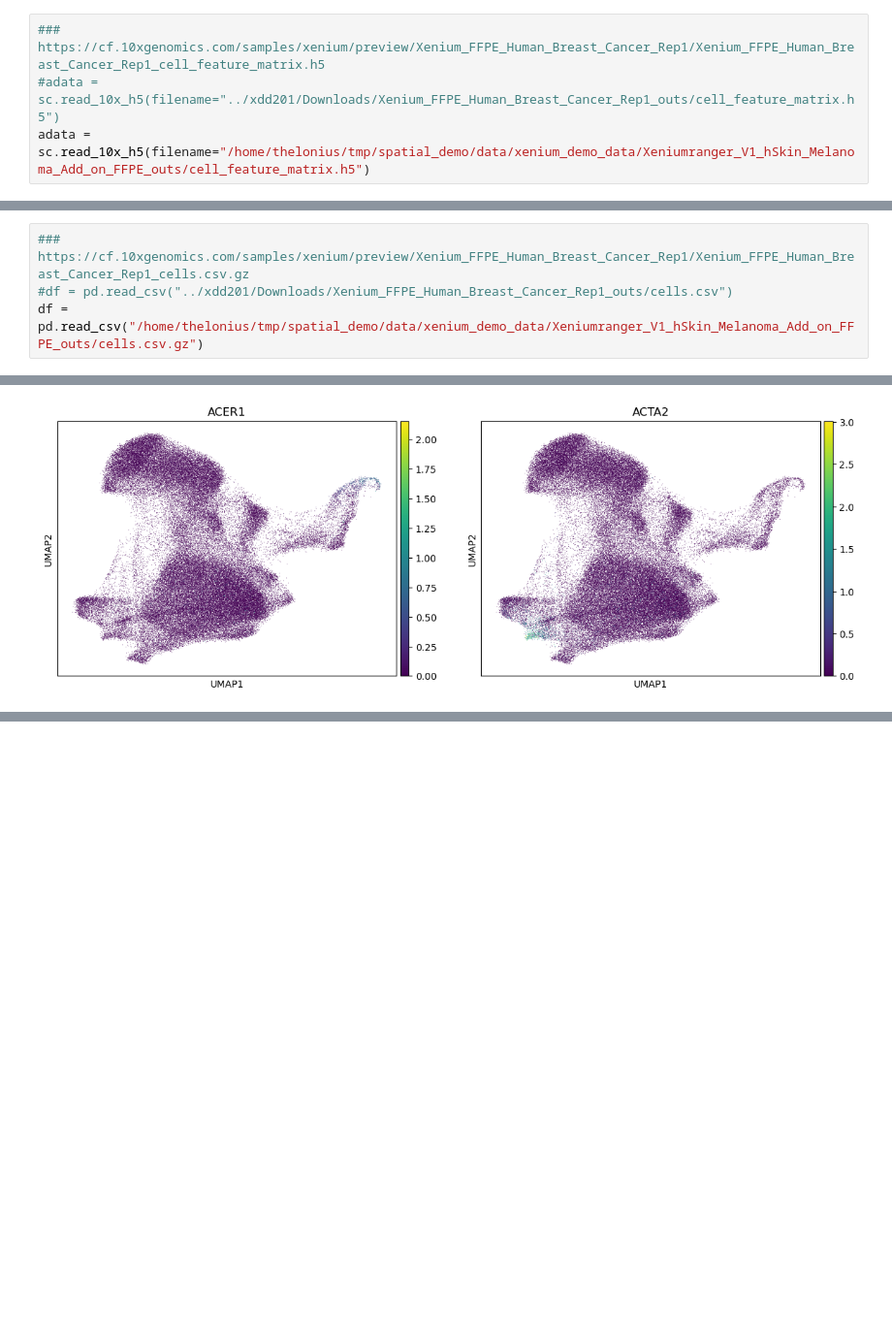
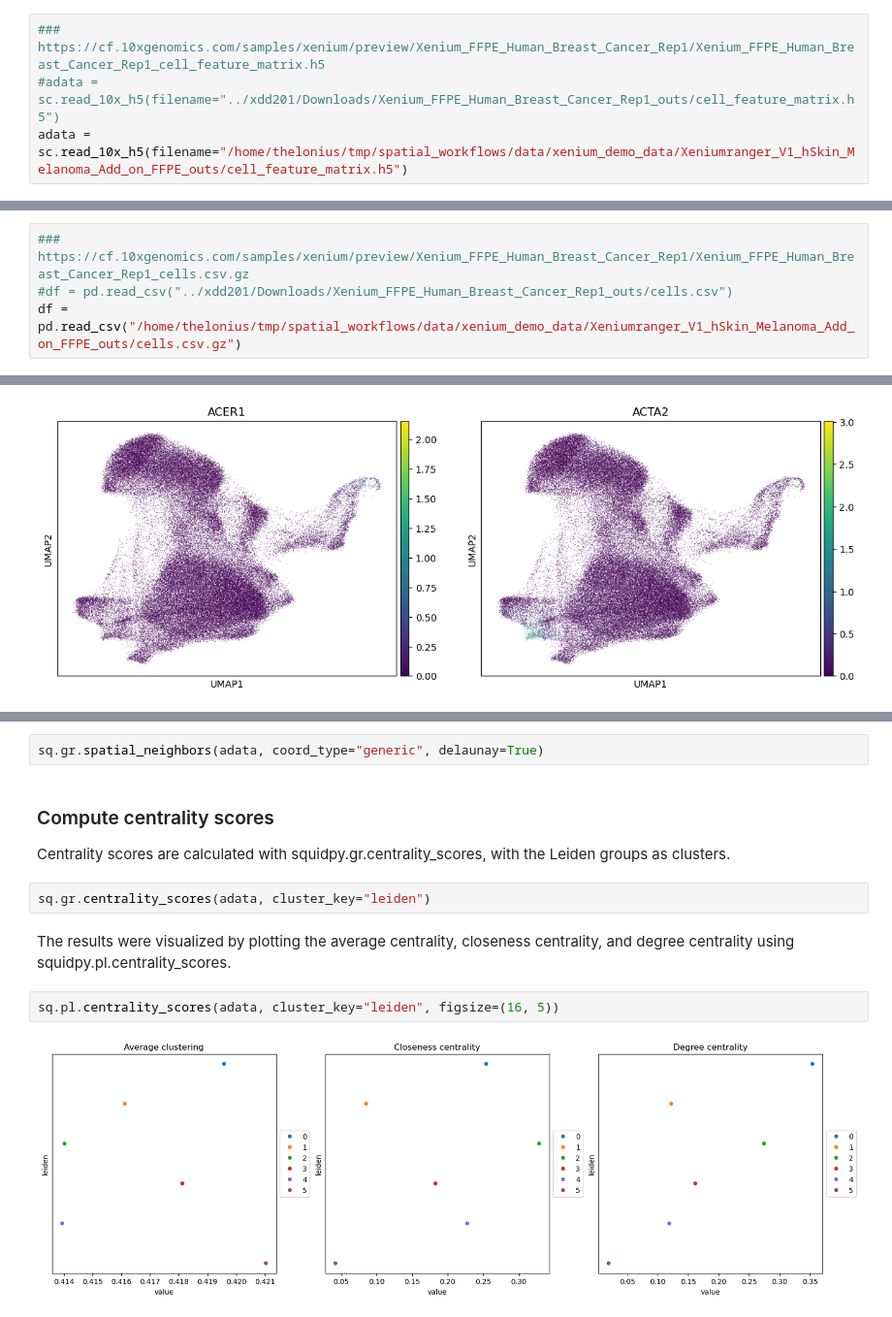
Before and after one commit to tfkillian/spatial_workflows, a Jupyter notebook: Analyze_Xenium_data.ipynb, the cells around one changed output, grey strips where cells are left out. Shown at 97% size. Drawn from its saved outputs; the diff is of its cells as text; blank space fills up the shorter version.

Commit message:
updated spatial workbook

```diff
--- a/Analyze_Xenium_data.ipynb
+++ b/Analyze_Xenium_data.ipynb
@@ -20,7 +22,7 @@ import squidpy as sq
 # %%
 ### https://cf.10xgenomics.com/samples/xenium/preview/Xenium_FFPE_Human_Breast_Cancer_Rep1/Xenium_FFPE_Human_Breast_Cancer_Rep1_cell_feature_matrix.h5
 #adata = sc.read_10x_h5(filename="../xdd201/Downloads/Xenium_FFPE_Human_Breast_Cancer_Rep1_outs/cell_feature_matrix.h5")
-adata = sc.read_10x_h5(filename="/home/thelonius/tmp/spatial_demo/data/xenium_demo_data/Xeniumranger_V1_hSkin_Melanoma_Add_on_FFPE_outs/cell_feature_matrix.h5")
+adata = sc.read_10x_h5(filename="/home/thelonius/tmp/spatial_workflows/data/xenium_demo_data/Xeniumranger_V1_hSkin_Melanoma_Add_on_FFPE_outs/cell_feature_matrix.h5")
 # %%
 adata
 # %% [output]
@@ -29,7 +33,7 @@ AnnData object with n_obs × n_vars = 87499 × 382
 # %%
 ### https://cf.10xgenomics.com/samples/xenium/preview/Xenium_FFPE_Human_Breast_Cancer_Rep1/Xenium_FFPE_Human_Breast_Cancer_Rep1_cells.csv.gz
 #df = pd.read_csv("../xdd201/Downloads/Xenium_FFPE_Human_Breast_Cancer_Rep1_outs/cells.csv")
-df = pd.read_csv("/home/thelonius/tmp/spatial_demo/data/xenium_demo_data/Xeniumranger_V1_hSkin_Melanoma_Add_on_FFPE_outs/cells.csv.gz")
+df = pd.read_csv("/home/thelonius/tmp/spatial_workflows/data/xenium_demo_data/Xeniumranger_V1_hSkin_Melanoma_Add_on_FFPE_outs/cells.csv.gz")
 # %%
 df.set_index(adata.obs_names, inplace=True)
 adata.obs = df.copy()
@@ -131,0 +198,14 @@ sq.pl.spatial_scatter(adata, library_id="spatial", shape=None, color=["leiden",
+# %%
+sq.gr.spatial_neighbors(adata, coord_type="generic", delaunay=True)
+# %% [markdown]
+### Compute centrality scores
+
+Centrality scores are calculated with squidpy.gr.centrality_scores, with the Leiden groups as clusters.
+# %%
+sq.gr.centrality_scores(adata, cluster_key="leiden")
+# %% [markdown]
+The results were visualized by plotting the average centrality, closeness centrality, and degree centrality using squidpy.pl.centrality_scores.
+# %%
+sq.pl.centrality_scores(adata, cluster_key="leiden", figsize=(16, 5))
+# %% [output]
+[figure, added]
```
Also changed, not shown: parts of 37 cells of this notebook, 1 other file.
